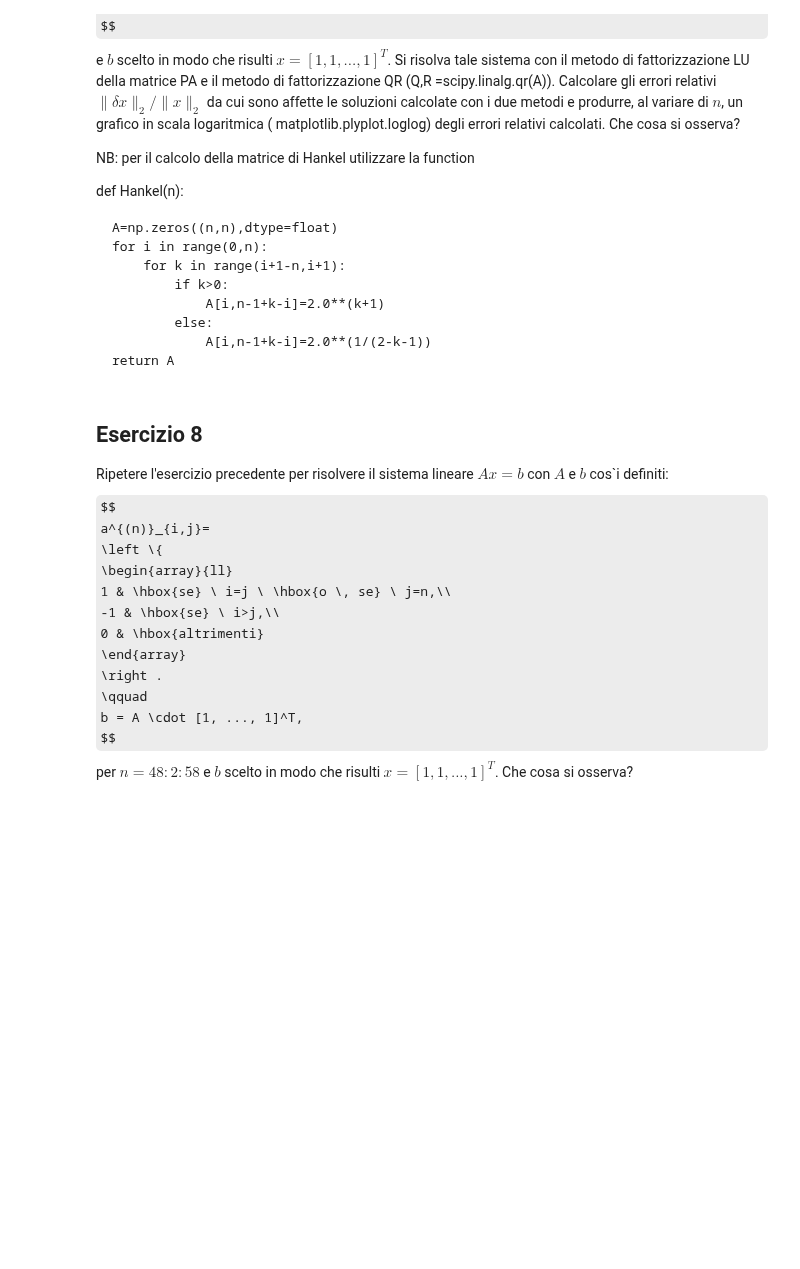
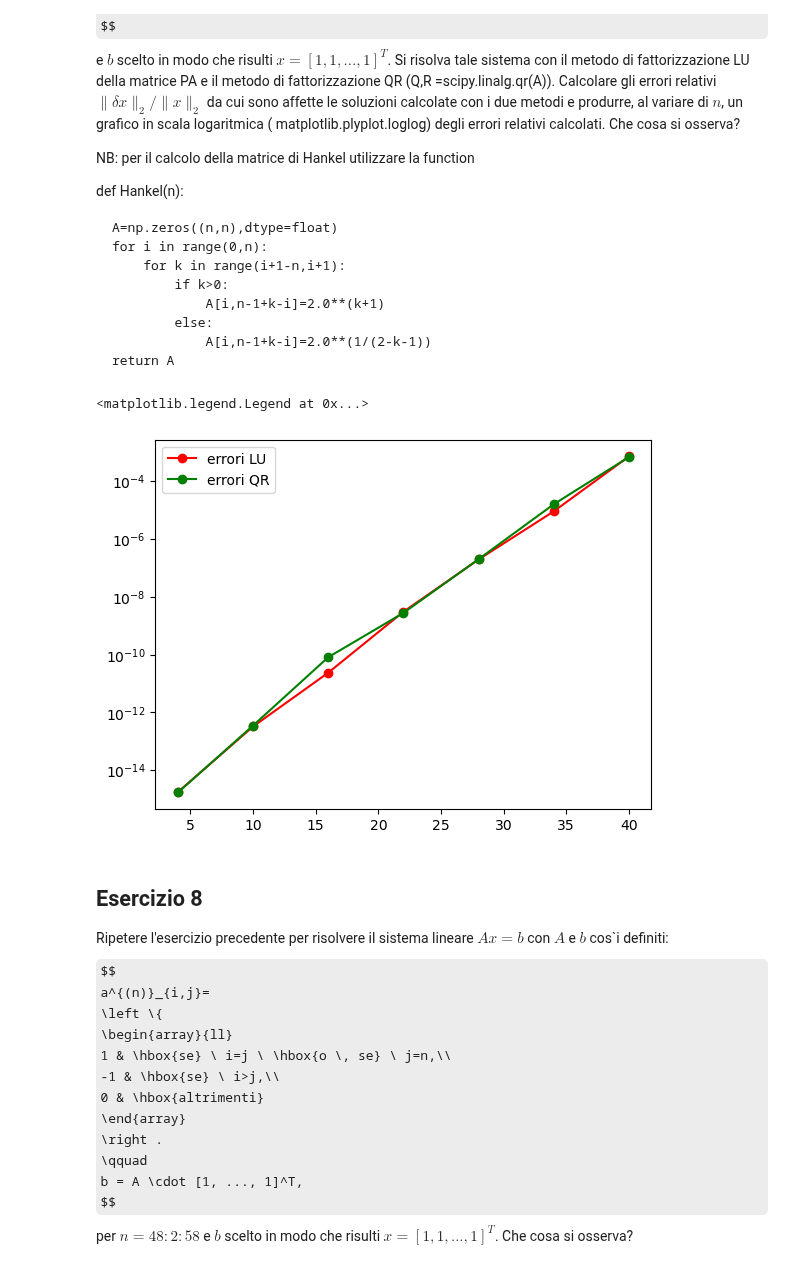
Before and after one commit to Giock24/Metodi-Numerici-Lab, a Jupyter notebook: Lezione 8/Esercitazione 23 Aprile- Soluzione numerica di sistemi lineari con matrice dei coefficienti quadrata/Esercitazione23_Aprile_2024.ipynb, the cells around one changed output. Cells and saved outputs as stored; diff of their text form; code cells hidden in the pictures; some formulas as TeX source; blank space fills up the shorter version.

```diff
--- a/Lezione 8/Esercitazione 23 Aprile- Soluzione numerica di sistemi lineari con matrice dei coefficienti quadrata/Esercitazione23_Aprile_2024.ipynb
+++ b/Lezione 8/Esercitazione 23 Aprile- Soluzione numerica di sistemi lineari con matrice dei coefficienti quadrata/Esercitazione23_Aprile_2024.ipynb
@@ -337,3 +365,13 @@ def solve_nsis(A, B):
 # %% [markdown]
 ## Esercizio 6
 Sfruttando la fattorizzazione PA=LU  di una delle matrici del punto precedente, calcolarne il determinante.
+# %%
+PT, L, U = lu(A2)
+P = PT.T.copy()
+
+det1 =np.prod(np.diag(U)) * np.linalg.det(P)
+# il determinante di A di una matrice fattorizzata LU di PA
+# viene calcolata facendo la produttoria dei valori della diag principale
+# U * il det di P che equalivale a (-1)**s dove s sono il numero
+# di scambi effettuati per ricavare U che è la matrice a scala usando Gauss
+print(det1)
@@ -373,6 +413,51 @@ def Hankel(n):
             else:
                 A[i,n-1+k-i]=2.0**(1/(2-k-1))
     return A
+# %%
+def QRsolve(Q, R, b):
+    y = np.linalg.solve(Q, b)
+    x = np.linalg.solve(R, y)
+
+    return x
+# %%
+def Hankel(n):
+
+    A=np.zeros((n,n),dtype=float)
+    for i in range(0,n):
+        for k in range(i+1-n,i+1):
+            if k>0:
+                A[i,n-1+k-i]=2.0**(k+1)
+            else:
+                A[i,n-1+k-i]=2.0**(1/(2-k-1))
+    return A
+
+err_rel_LU = []
+err_rel_QR = []
+
+# non chiedermi perchè è diverso da ciò che è scritto nella consegna
+# range(4, 41, 6) primo valore inizio, secondo valore fine, terzo passo
+for n in range(4, 41, 6):
+    A_n = Hankel(n)
+    b = np.sum(A_n,axis=1).reshape(n,1)
+    x = np.array([ 1 for i in range(A_n.shape[0])]).reshape(n,1)
+
+    PT, L, U = lu(A_n)
+    P = PT.T.copy()
+    x_LU = LUsolve(P, A_n, L, U, b)
+    err_rel_LU.append( np.linalg.norm(x_LU-x, 2)/np.linalg.norm(x , 2) )
+    #print("Grado Hankel ", n)
+    #print("Sol LU ", x_LU)
+
+    Q,R = qr(A_n)
+    x_QR = QRsolve(Q, R, b)
+    err_rel_QR.append( np.linalg.norm(x_QR-x, 2)/np.linalg.norm(x , 2) )
+    #print("Sol QR ", x_QR)
+
+plt.semilogy(range(4, 41, 6), err_rel_LU,'ro-', range(4, 41, 6), err_rel_QR,'go-')
+plt.legend(['errori LU', 'errori QR'])
+# %% [output]
+<matplotlib.legend.Legend at 0x...>
+[figure, added]
 # %% [markdown]
 ## Esercizio 8
 
```
Also changed, not shown: parts of 27 cells of this notebook, 3 other files.
